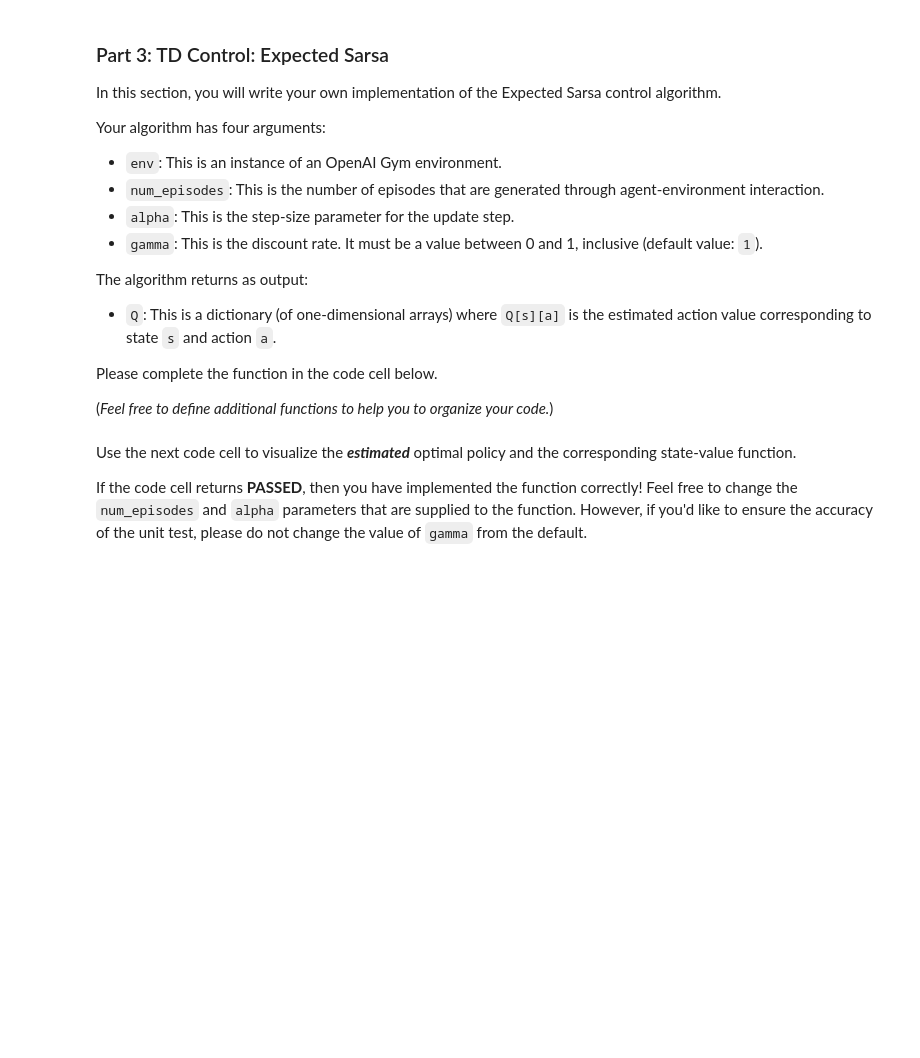
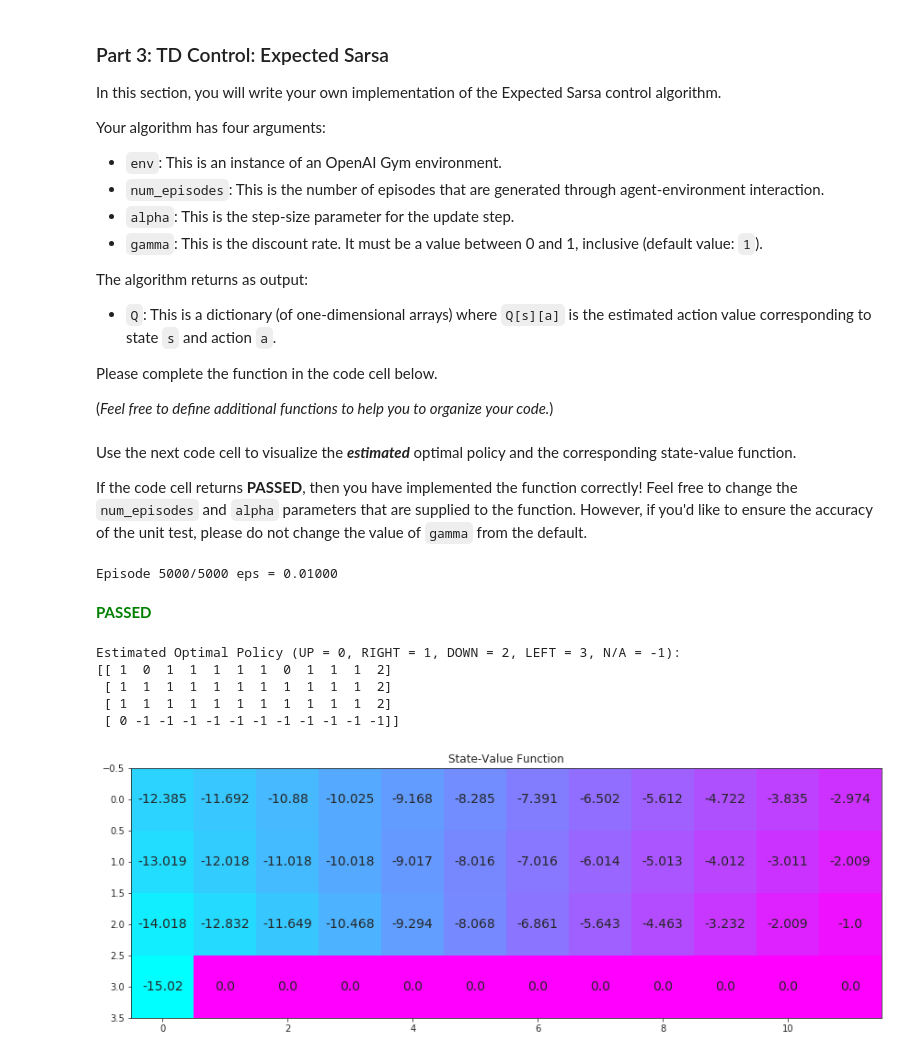
Before and after one commit to TonysCousin/udacity-reinforcement-learning, a Jupyter notebook: temporal_diff/Temporal_Difference.ipynb, the cells around one changed output. Drawn from its saved outputs; the diff is of its cells as text; code cells hidden in the pictures; blank space fills up the shorter version.

Commit message:
Completed Expected Sarsa homework on lesson 9

```diff
--- a/temporal_diff/Temporal_Difference.ipynb
+++ b/temporal_diff/Temporal_Difference.ipynb
@@ -404,13 +431,22 @@ Use the next code cell to visualize the **_estimated_** optimal policy and the c
 If the code cell returns **PASSED**, then you have implemented the function correctly!  Feel free to change the `num_episodes` and `alpha` parameters that are supplied to the function.  However, if you'd like to ensure the accuracy of the unit test, please do not change the value of `gamma` from the default.
 # %%
 # obtain the estimated optimal policy and corresponding action-value function
-Q_expsarsa = expected_sarsa(env, 10000, 1)
+Q_expsarsa = expected_sarsa(env, 5000, 0.1)
 
 # print the estimated optimal policy
 policy_expsarsa = np.array([np.argmax(Q_expsarsa[key]) if key in Q_expsarsa else -1 for key in np.arange(48)]).reshape(4,12)
 check_test.run_check('td_control_check', policy_expsarsa)
 print("\nEstimated Optimal Policy (UP = 0, RIGHT = 1, DOWN = 2, LEFT = 3, N/A = -1):")
 print(policy_expsarsa)
 
 # plot the estimated optimal state-value function
 plot_values([np.max(Q_expsarsa[key]) if key in Q_expsarsa else 0 for key in np.arange(48)])
+# %% [output]
+Episode 5000/5000 eps = 0.01000
+**<span style="color: green;">PASSED</span>**
+Estimated Optimal Policy (UP = 0, RIGHT = 1, DOWN = 2, LEFT = 3, N/A = -1):
+[[ 1  0  1  1  1  1  1  0  1  1  1  2]
+ [ 1  1  1  1  1  1  1  1  1  1  1  2]
+ [ 1  1  1  1  1  1  1  1  1  1  1  2]
+ [ 0 -1 -1 -1 -1 -1 -1 -1 -1 -1 -1 -1]]
+[figure, added]
```
Also changed, not shown: parts of 2 cells of this notebook.
